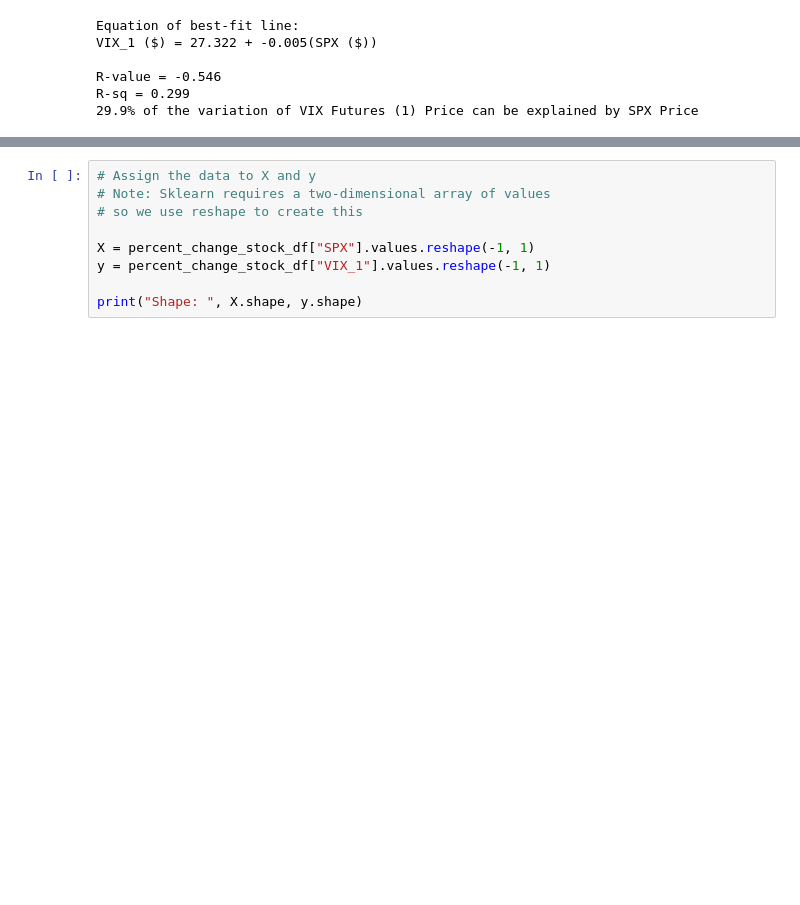
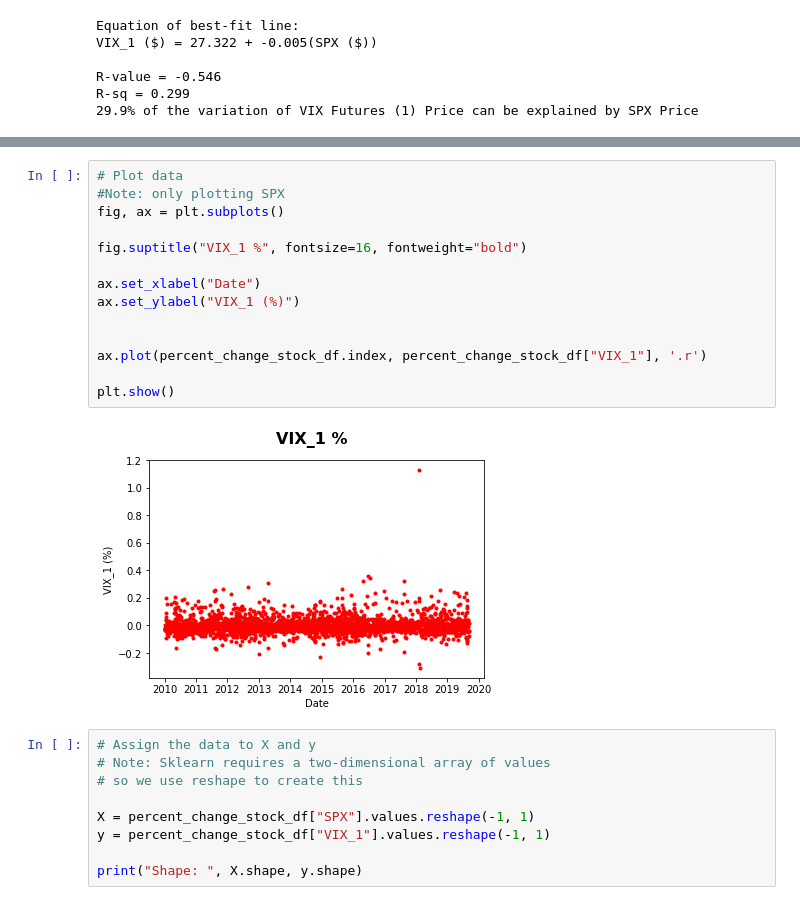
Before and after one commit to blake2323/VIX-vs-SPX-a, a Jupyter notebook: project_3_extract.ipynb, the cells around one changed output, grey strips where cells are left out. Drawn from its saved outputs; the diff is of its cells as text; blank space fills up the shorter version.

```diff
--- a/project_3_extract.ipynb
+++ b/project_3_extract.ipynb
@@ -249,6 +249,22 @@ ax.plot(percent_change_stock_df.index, percent_change_stock_df["SPX"], '.b')
 plt.show()
 # %% [output]
 [figure]
+# %%
+# Plot data
+#Note: only plotting SPX
+fig, ax = plt.subplots()
+
+fig.suptitle("VIX_1 %", fontsize=16, fontweight="bold")
+
+ax.set_xlabel("Date")
+ax.set_ylabel("VIX_1 (%)")
+
+
+ax.plot(percent_change_stock_df.index, percent_change_stock_df["VIX_1"], '.r')
+
+plt.show()
+# %% [output]
+[figure, added]
 # %%
 # Assign the data to X and y
 # Note: Sklearn requires a two-dimensional array of values
```
Also changed, not shown: parts of 2 cells of this notebook, 3 other files.
